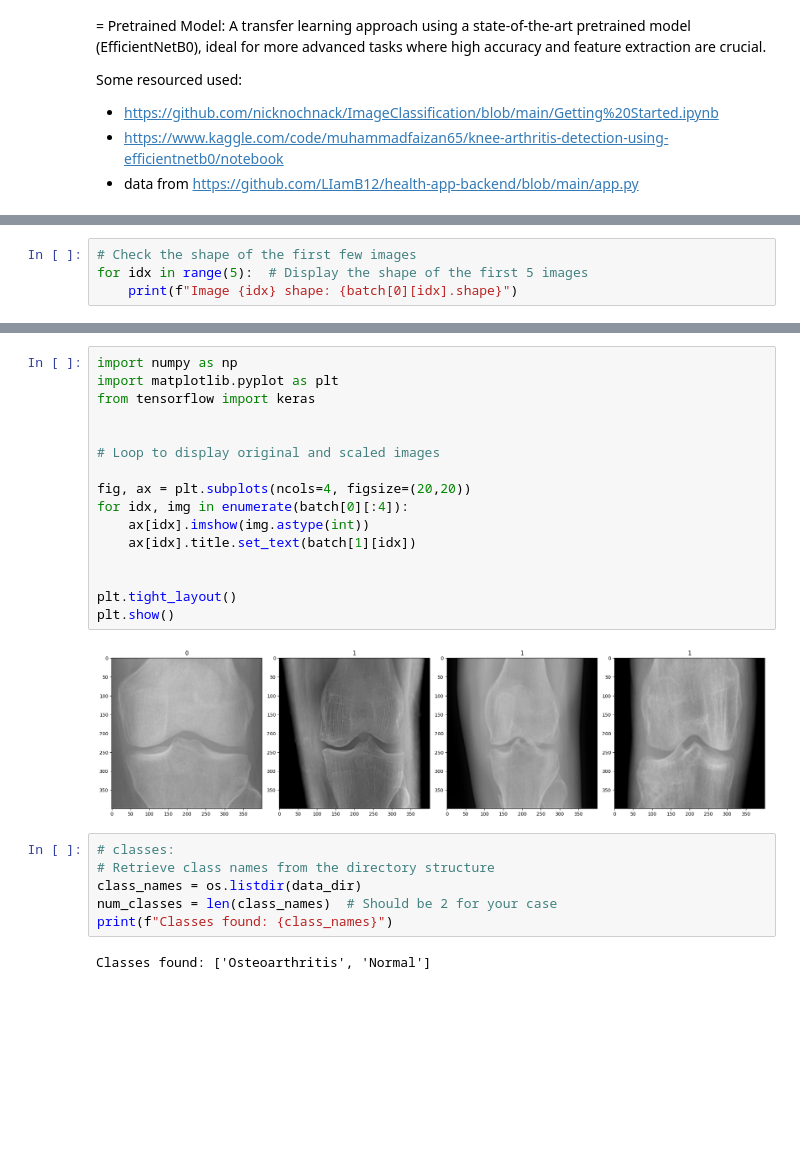
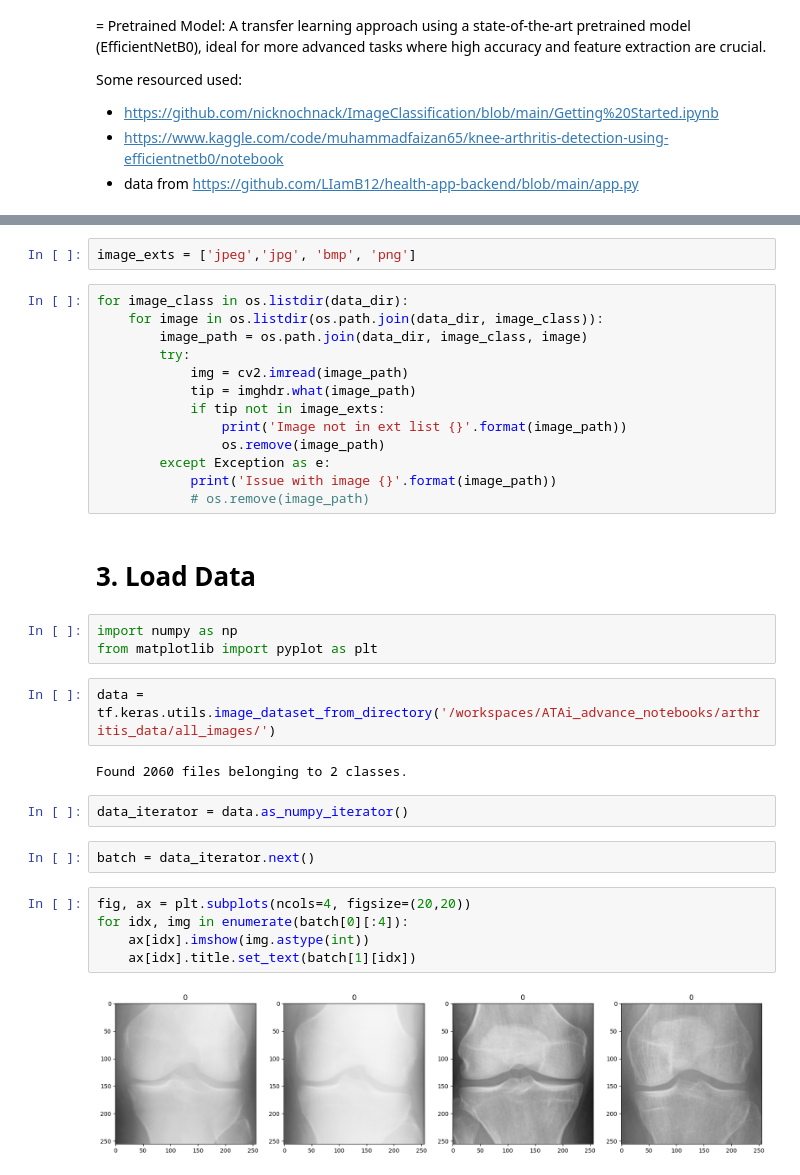
Before and after one commit to eular-research/ATAi_advance_notebooks, a Jupyter notebook: notebooks/image-classifier_disease.ipynb, the cells around one changed output, grey strips where cells are left out. Saved outputs shown, nothing was run; the diff lists cells and outputs as text; blank space fills up the shorter version.

Commit message:
first ML image recognise notebook.

```diff
--- a/notebooks/image-classifier_disease.ipynb
+++ b/notebooks/image-classifier_disease.ipynb
@@ -78,4 +25,0 @@ Labels shape: (32,)
-# %%
-# Check the shape of the first few images
-for idx in range(5):  # Display the shape of the first 5 images
-    print(f"Image {idx} shape: {batch[0][idx].shape}")
@@ -88,26 +35,35 @@ Image 4 shape: (400, 400, 3)
+# %%
+image_exts = ['jpeg','jpg', 'bmp', 'png']
+# %%
+for image_class in os.listdir(data_dir):
+    for image in os.listdir(os.path.join(data_dir, image_class)):
+        image_path = os.path.join(data_dir, image_class, image)
+        try:
+            img = cv2.imread(image_path)
+            tip = imghdr.what(image_path)
+            if tip not in image_exts:
+                print('Image not in ext list {}'.format(image_path))
+                os.remove(image_path)
+        except Exception as e:
+            print('Issue with image {}'.format(image_path))
+            # os.remove(image_path)
+# %% [markdown]
+# 3. Load Data
+# %%
+import numpy as np
+from matplotlib import pyplot as plt
+# %%
+data = tf.keras.utils.image_dataset_from_directory('/workspaces/ATAi_advance_notebooks/arthritis_data/all_images/')
+# %% [output]
+Found 2060 files belonging to 2 classes.
+# %%
+data_iterator = data.as_numpy_iterator()
+# %%
+batch = data_iterator.next()
 # %%
-import numpy as np
-import matplotlib.pyplot as plt
-from tensorflow import keras
-
-
-# Loop to display original and scaled images
-
 fig, ax = plt.subplots(ncols=4, figsize=(20,20))
 for idx, img in enumerate(batch[0][:4]):
     ax[idx].imshow(img.astype(int))
     ax[idx].title.set_text(batch[1][idx])
-
-
-plt.tight_layout()
-plt.show()
 # %% [output]
-[figure, old version]
+[figure, new version]
-# %%
-# classes:
-# Retrieve class names from the directory structure
-class_names = os.listdir(data_dir)
-num_classes = len(class_names)  # Should be 2 for your case
-print(f"Classes found: {class_names}")
-# %% [output]
-Classes found: ['Osteoarthritis', 'Normal']
```
Also changed, not shown: parts of 55 cells of this notebook, 1 other file.
